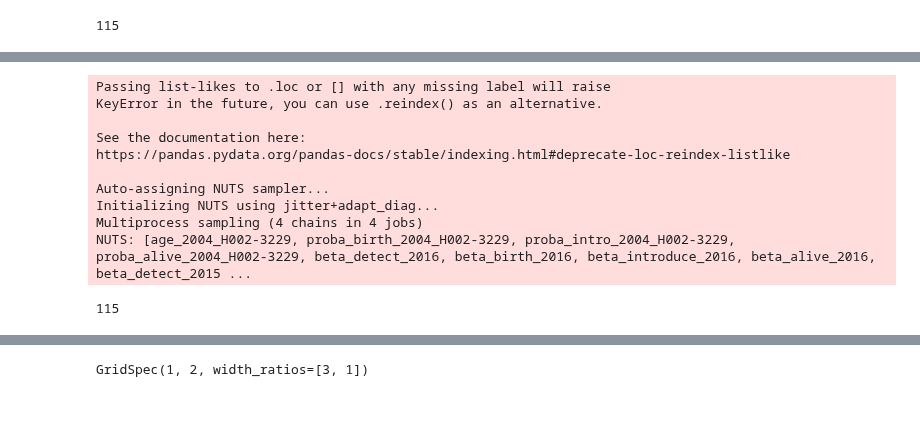
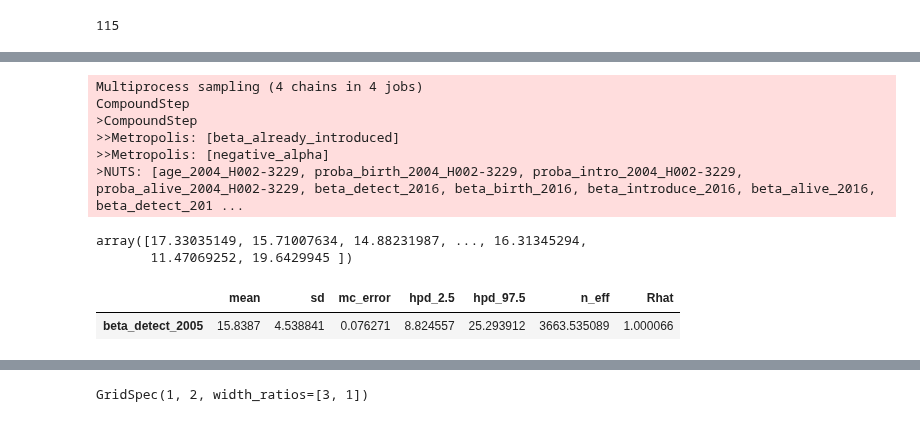
Before and after one commit to Edderic/mics-whales, a Jupyter notebook: mics-whales-new.ipynb, the cells around one changed output, grey strips where cells are left out. Cells and saved outputs as stored; diff of their text form; code cells hidden in the pictures.

```diff
--- a/mics-whales-new.ipynb
+++ b/mics-whales-new.ipynb
@@ -1216,10 +1218,12 @@ with pm.Model() as test_model:
 
     p = {}
 
-    p['negative_alpha'] = pm.Normal('negative_alpha', mu=-10, sd=0.5)
+    # p['negative_alpha'] = pm.Normal('negative_alpha', mu=-10, sd=0.5)
+    p['negative_alpha'] = pm.Constant('negative_alpha', c=-10)
 
     # If whale has already been introduced, then they would stay introduced in the population
-    p['beta_already_introduced'] = pm.HalfNormal('beta_already_introduced', sd=10)
+    # p['beta_already_introduced'] = pm.Normal('beta_already_introduced', mu=20, sd=0.5)
+    p['beta_already_introduced'] = pm.Constant('beta_already_introduced', c=20)
 
     for year in range(2005, 2017):
         # Associated to the probability of being alive, given age is greater than 0
@@ -1251,26 +1255,28 @@ with pm.Model() as test_model:
     process_padding_year(padding_year, indiv, data)
 
     for year_i, obs in enumerate(study_year_data):
-        process_individual(i, year_i, study_year_data, data, p, obs)
+        process_individual(indiv, year_i, study_year_data, data, p, obs)
 
     trace = pm.sample(draws=1000, tune=1000)
 # %% [output]
-Passing list-likes to .loc or [] with any missing label will raise
-KeyError in the future, you can use .reindex() as an alternative.
-
-See the documentation here:
-https://pandas.pydata.org/pandas-docs/stable/indexing.html#deprecate-loc-reindex-listlike
-
-Auto-assigning NUTS sampler...
-Initializing NUTS using jitter+adapt_diag...
 Multiprocess sampling (4 chains in 4 jobs)
-NUTS: [age_2004_H002-3229, proba_birth_2004_H002-3229, proba_intro_2004_H002-3229, proba_alive_2004_H002-3229, beta_detect_2016, beta_birth_2016, beta_introduce_2016, beta_alive_2016, beta_detect_2015 ...
+CompoundStep
+>CompoundStep
+>>Metropolis: [beta_already_introduced]
+>>Metropolis: [negative_alpha]
+>NUTS: [age_2004_H002-3229, proba_birth_2004_H002-3229, proba_intro_2004_H002-3229, proba_alive_2004_H002-3229, beta_detect_2016, beta_birth_2016, beta_introduce_2016, beta_alive_2016, beta_detect_201 ...
-# %%
-cleaned_matrix.shape[0]
-# %% [output]
-115
 # %%
 traces = [trace]
+# %%
+trace['beta_detect_2016']
+# %% [output]
+array([17.33035149, 15.71007634, 14.88231987, ..., 16.31345294,
+       11.47069252, 19.6429945 ])
+# %%
+pm.summary(trace, varnames=['beta_detect_2005'])
+# %% [output]
+|  | mean | sd | mc_error | hpd_2.5 | hpd_97.5 | n_eff | Rhat |
+| beta_detect_2005 | 15.8387 | 4.538841 | 0.076271 | 8.824557 | 25.293912 | 3663.535089 | 1.000066 |
 # %%
 for indiv_index in range(1, cleaned_matrix.shape[0]):
     test_model = pm.Model()
```
Also changed, not shown: parts of 12 cells of this notebook.
